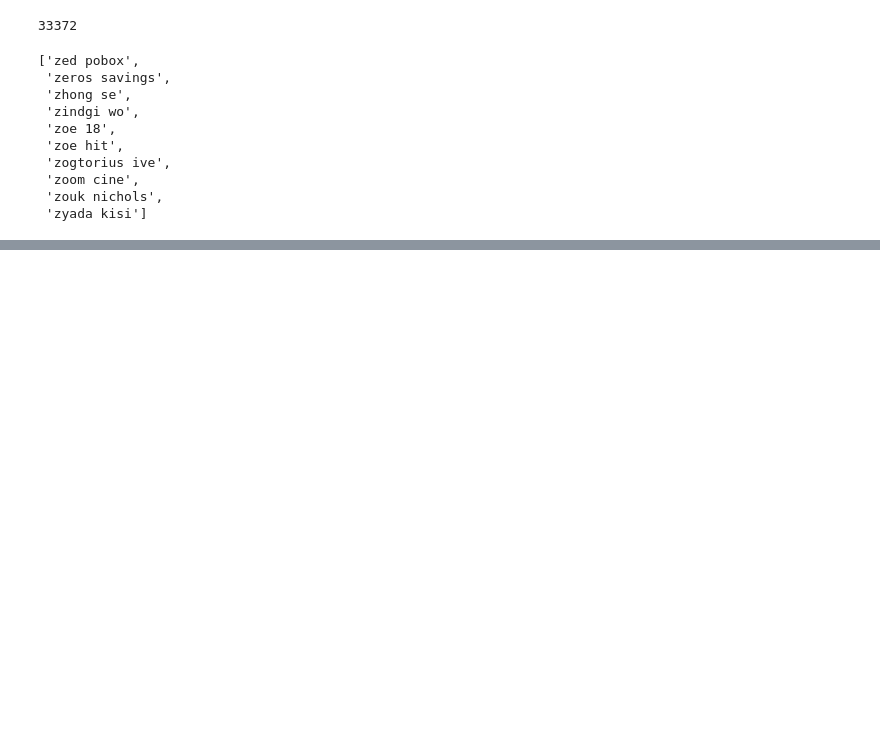
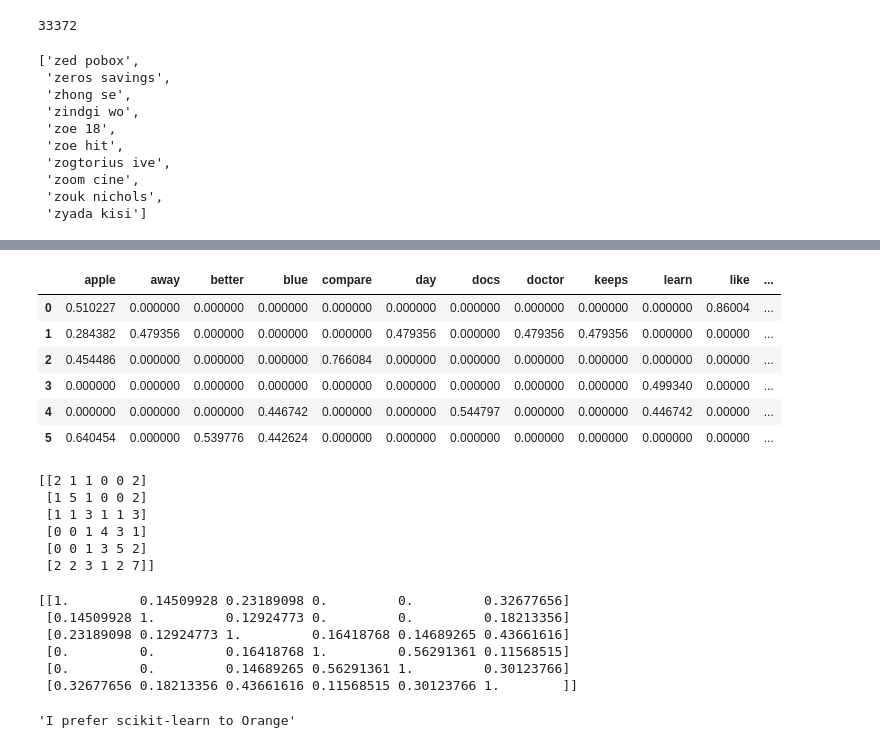
Before and after one commit to slankas/DataScienceNotebooks, a Jupyter notebook: FeatureCreation/Text.ipynb, the cells around one changed output, grey strips where cells are left out. Cells and saved outputs as stored; diff of their text form; code cells hidden in the pictures; blank space fills up the shorter version.

```diff
--- a/FeatureCreation/Text.ipynb
+++ b/FeatureCreation/Text.ipynb
@@ -248,0 +284,43 @@ bigrams[-10:]
+# %%
+tfidfVectorizer = TfidfVectorizer(min_df=1, stop_words="english")
+tfidf = tfidfVectorizer.fit_transform(corpus)
+df = pd.DataFrame.sparse.from_spmatrix(tfidf)
+df.columns = tfidfVectorizer.get_feature_names()
+df
+# %% [output]
+|  | apple | away | better | blue | compare | day | docs | doctor | keeps | learn | like | ... |
+| 0 | 0.510227 | 0.000000 | 0.000000 | 0.000000 | 0.000000 | 0.000000 | 0.000000 | 0.000000 | 0.000000 | 0.000000 | 0.86004 | ... |
+| 1 | 0.284382 | 0.479356 | 0.000000 | 0.000000 | 0.000000 | 0.479356 | 0.000000 | 0.479356 | 0.479356 | 0.000000 | 0.00000 | ... |
+| 2 | 0.454486 | 0.000000 | 0.000000 | 0.000000 | 0.766084 | 0.000000 | 0.000000 | 0.000000 | 0.000000 | 0.000000 | 0.00000 | ... |
+| 3 | 0.000000 | 0.000000 | 0.000000 | 0.000000 | 0.000000 | 0.000000 | 0.000000 | 0.000000 | 0.000000 | 0.499340 | 0.00000 | ... |
+| 4 | 0.000000 | 0.000000 | 0.000000 | 0.446742 | 0.000000 | 0.000000 | 0.544797 | 0.000000 | 0.000000 | 0.446742 | 0.00000 | ... |
+| 5 | 0.640454 | 0.000000 | 0.539776 | 0.442624 | 0.000000 | 0.000000 | 0.000000 | 0.000000 | 0.000000 | 0.000000 | 0.00000 | ... |
+# %%
+tf_pairwise_similarity = tf * tf.T
+tfSimilarity = tf_pairwise_similarity.toarray()
+print(tfSimilarity)
+np.fill_diagonal(tfSimilarity, 0.0)
+# %% [output]
+[[2 1 1 0 0 2]
+ [1 5 1 0 0 2]
+ [1 1 3 1 1 3]
+ [0 0 1 4 3 1]
+ [0 0 1 3 5 2]
+ [2 2 3 1 2 7]]
+# %%
+tf_idf_pairwise_similarity = tfidf * tfidf.T
+tfIDFSimilarity = tf_idf_pairwise_similarity.toarray()
+print(tfIDFSimilarity)
+np.fill_diagonal(tfIDFSimilarity, np.nan)
+# %% [output]
+[[1.         0.14509928 0.23189098 0.         0.         0.32677656]
+ [0.14509928 1.         0.12924773 0.         0.         0.18213356]
+ [0.23189098 0.12924773 1.         0.16418768 0.14689265 0.43661616]
+ [0.         0.         0.16418768 1.         0.56291361 0.11568515]
+ [0.         0.         0.14689265 0.56291361 1.         0.30123766]
+ [0.32677656 0.18213356 0.43661616 0.11568515 0.30123766 1.        ]]
+# %%
+result_idx = np.nanargmax(tfIDFSimilarity[4])
+corpus[result_idx]
+# %% [output]
+'I prefer scikit-learn to Orange'
```
Also changed, not shown: parts of 7 cells of this notebook.
